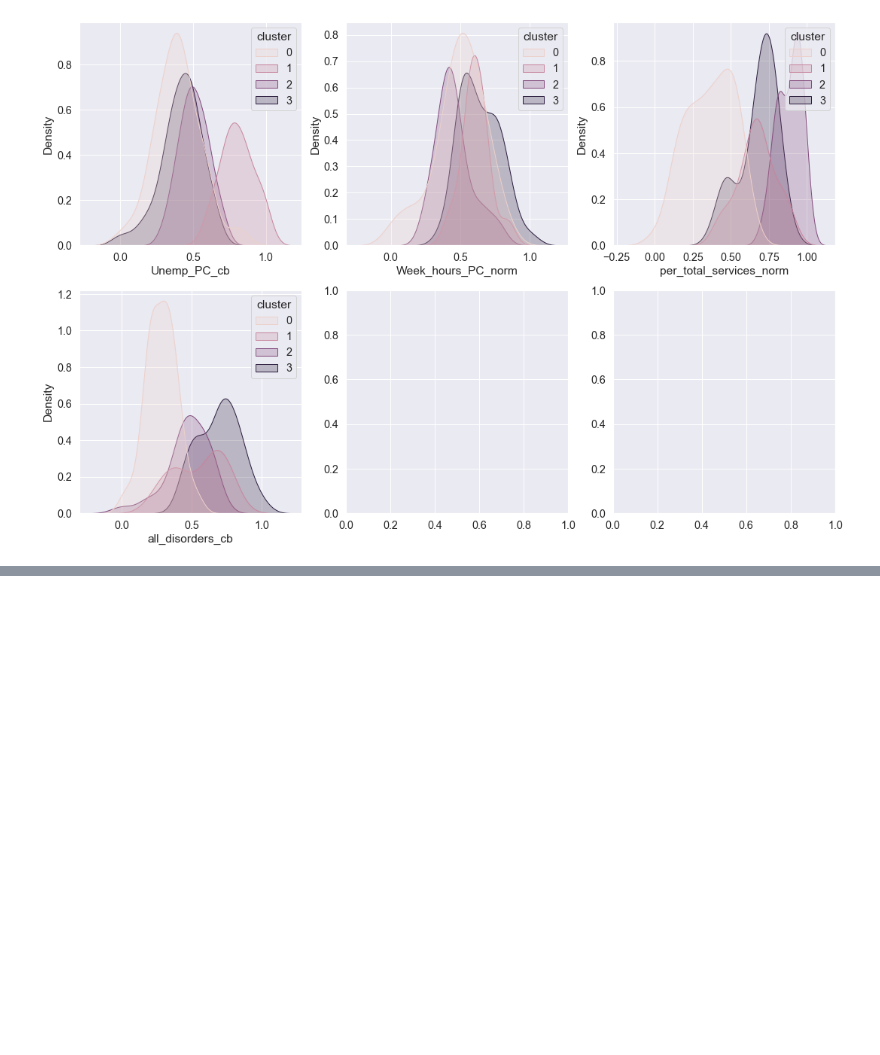
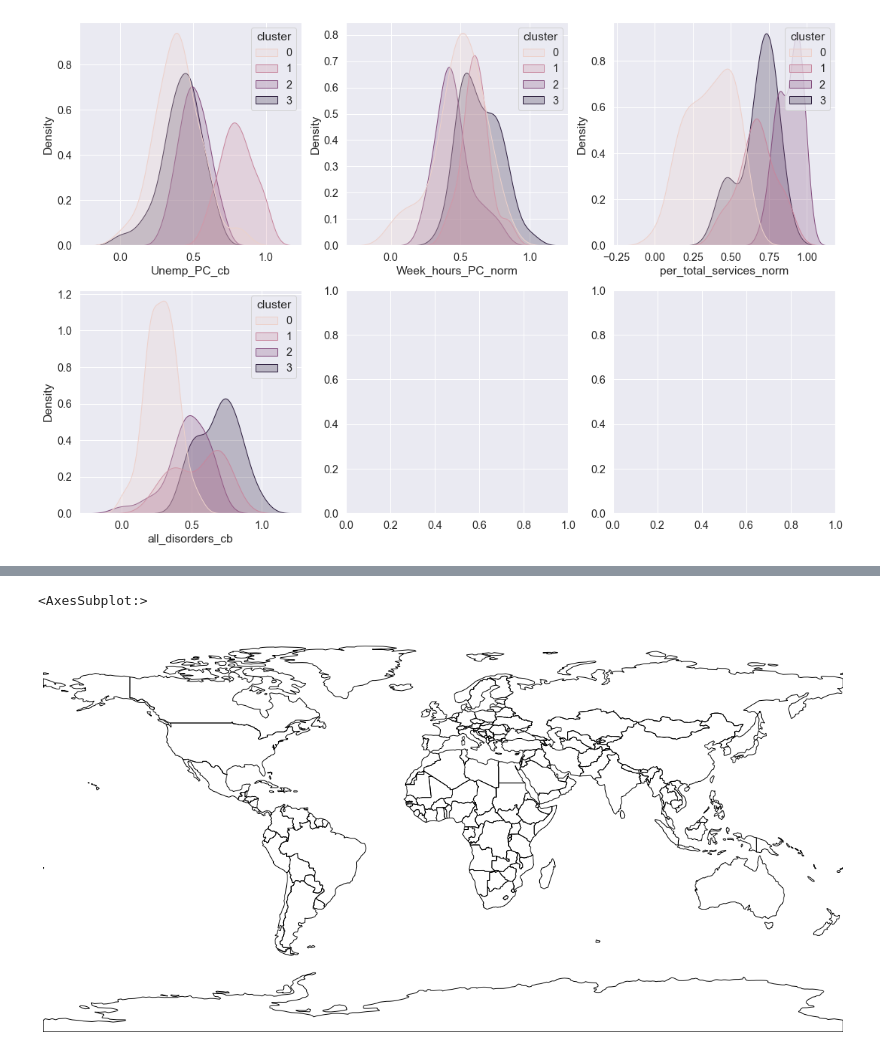
Before and after one commit to luisbazevedo/PfDS---Work-Health, a Jupyter notebook: notebooks/luisbazevedo_V1Cluster.ipynb, the cells around one changed output, grey strips where cells are left out. Saved outputs shown, nothing was run; the diff lists cells and outputs as text; code cells hidden in the pictures; blank space fills up the shorter version.

```diff
--- a/notebooks/luisbazevedo_V1Cluster.ipynb
+++ b/notebooks/luisbazevedo_V1Cluster.ipynb
@@ -846,0 +879,2 @@ df1
+# %%
+world = geopandas.read_file(geopandas.datasets.get_path('naturalearth_lowres'))
@@ -846,0 +916,5 @@ df1
+# %%
+geoplot.polyplot(world, figsize=(20, 17))
+# %% [output]
+<AxesSubplot:>
+[figure, added]
```
Also changed, not shown: parts of 19 cells of this notebook.
